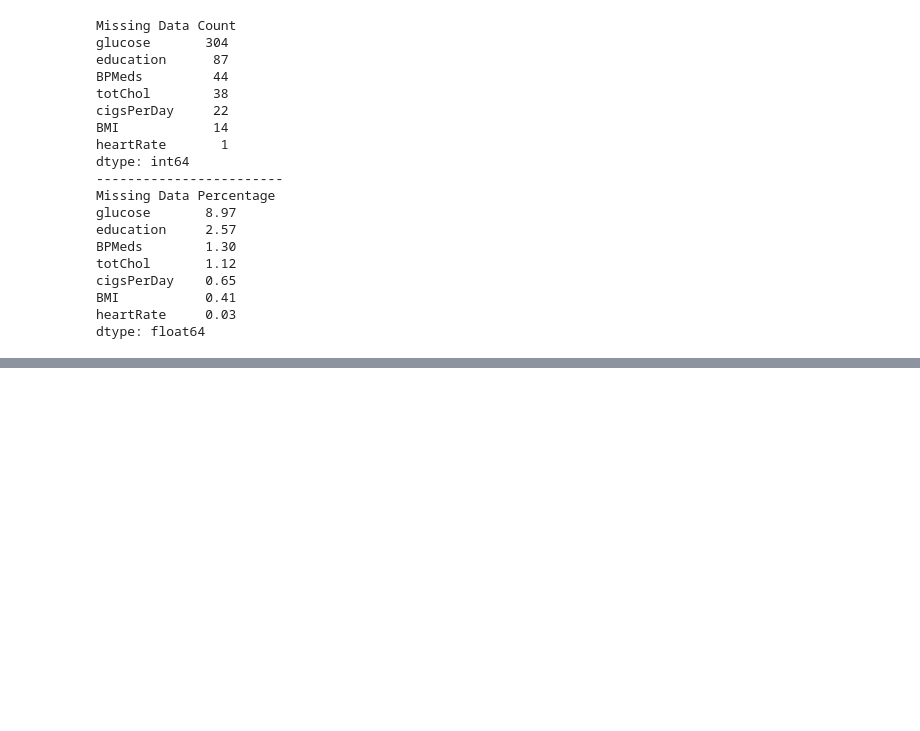
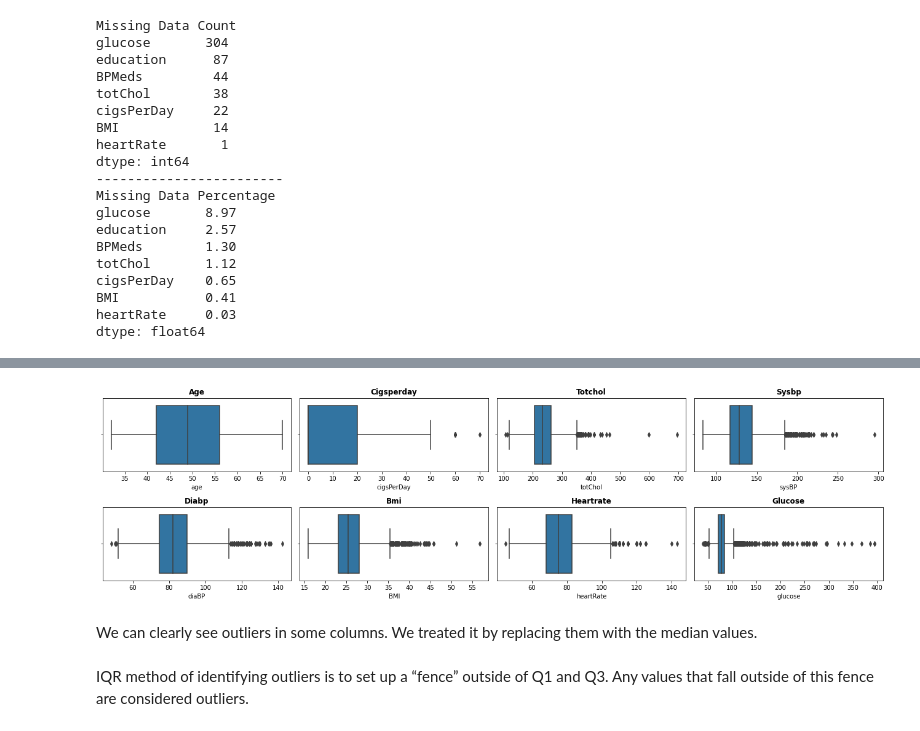
Before and after one commit to Samikshab99/ML-Classcification-Cardiovascular-Risk-Prediction, a Jupyter notebook: ML_Classification=Cardiovascular_Risk_Prediction.ipynb, the cells around one changed output, grey strips where cells are left out. Drawn from its saved outputs; the diff is of its cells as text; code cells hidden in the pictures; blank space fills up the shorter version.

```diff
--- a/ML_Classification=Cardiovascular_Risk_Prediction.ipynb
+++ b/ML_Classification=Cardiovascular_Risk_Prediction.ipynb
@@ -213,0 +238,14 @@ for col in ['glucose','education','BPMeds','totChol','cigsPerDay','BMI','heartRa
+# %%
+# Visualization is the easiest way to have an inference about the overall data and the outliers.
+plt.figure(figsize=(18,12))
+for n,column in enumerate(numeric_features):
+  plt.subplot(5, 4, n+1)
+  sns.boxplot(data[column])
+  plt.title(f'{column.title()}',weight='bold')
+  plt.tight_layout()
+# %% [output]
+[figure, added]
+# %% [markdown]
+We can clearly see outliers in some columns. We treated it by replacing them with  the median values.
+# %% [markdown]
+IQR method of identifying outliers is to set up a “fence” outside of Q1 and Q3. Any values that fall outside of this fence are considered outliers.
```
Also changed, not shown: parts of 24 cells of this notebook.
